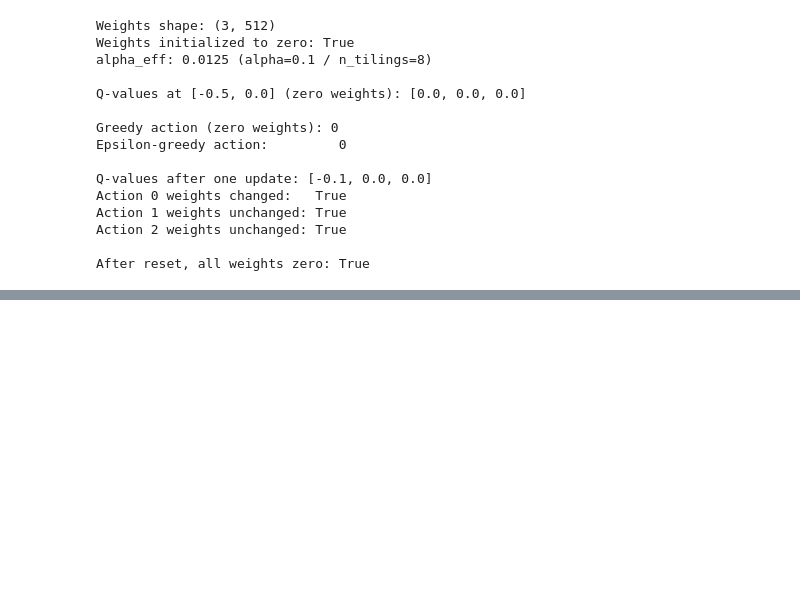
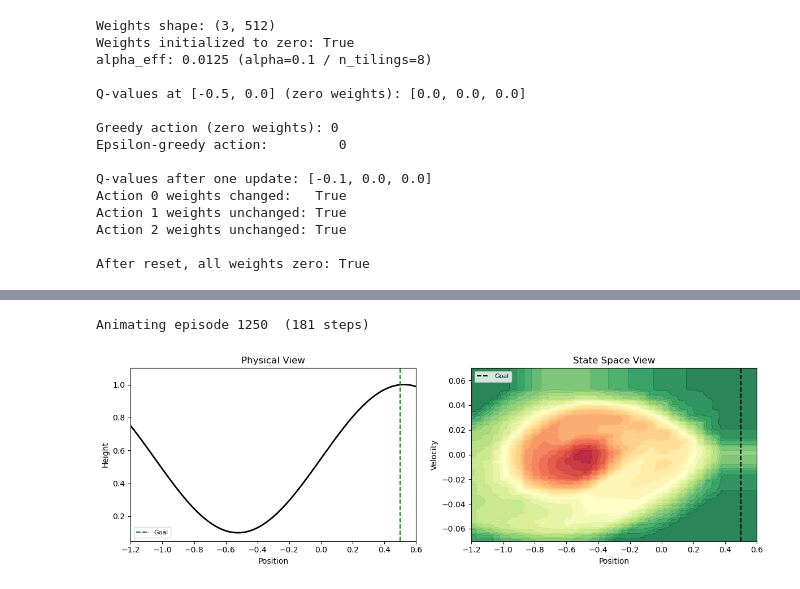
Before and after one commit to craig-rudman/MSDS684, a Jupyter notebook: W5/ipynb/development.ipynb, the cells around one changed output, grey strips where cells are left out. Drawn from its saved outputs; the diff is of its cells as text; code cells hidden in the pictures; blank space fills up the shorter version.

```diff
--- a/W5/ipynb/development.ipynb
+++ b/W5/ipynb/development.ipynb
@@ -274,9 +328,31 @@ _ = viz.plot_policy()
 # %%
-# TODO: Episode Player
+import pandas as pd
+from matplotlib import rc
+rc('animation', html='jshtml')
+
+# DONE: Episode Player
 # - Read a recorded CSV and animate the trajectory using two synchronized panels:
 #   (1) physical view: the car moving along the hill profile in 1D
 #   (2) state space view: a scatter point tracing the trajectory on the value function heatmap (position x velocity)
 # - Use matplotlib animation
+
+df = pd.read_csv('../results/trajectories.csv')
+
+# Pick a representative successful episode from the final third of training
+final_third_start = df['episode'].max() * 2 // 3
+final_episodes = df[df['episode'] >= final_third_start]['episode'].unique()
+episode_id = int(final_episodes[len(final_episodes) // 2])
+
+traj_df = df[df['episode'] == episode_id]
+trajectory = traj_df[['position', 'velocity']].values.tolist()
+
+print(f"Animating episode {episode_id}  ({len(trajectory)} steps)")
+
+anim = viz.animate_episode(trajectory);
+anim
+# %% [output]
+Animating episode 1250  (181 steps)
+[figure, added]
 # %%
 # TODO: Agent Persistence
 # - Save a trained agent's weight vectors to disk so training does not need to be repeated
```
Also changed, not shown: parts of 5 cells of this notebook, 2 other files.
